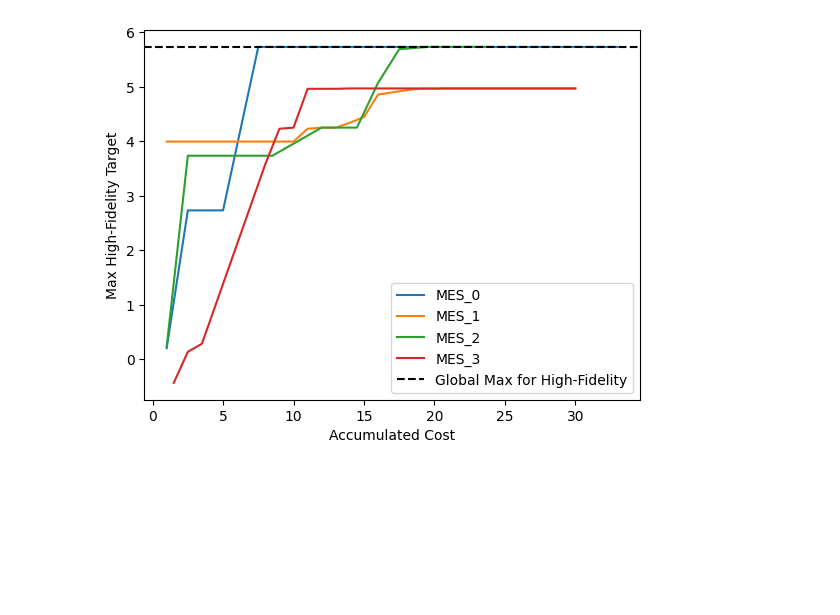
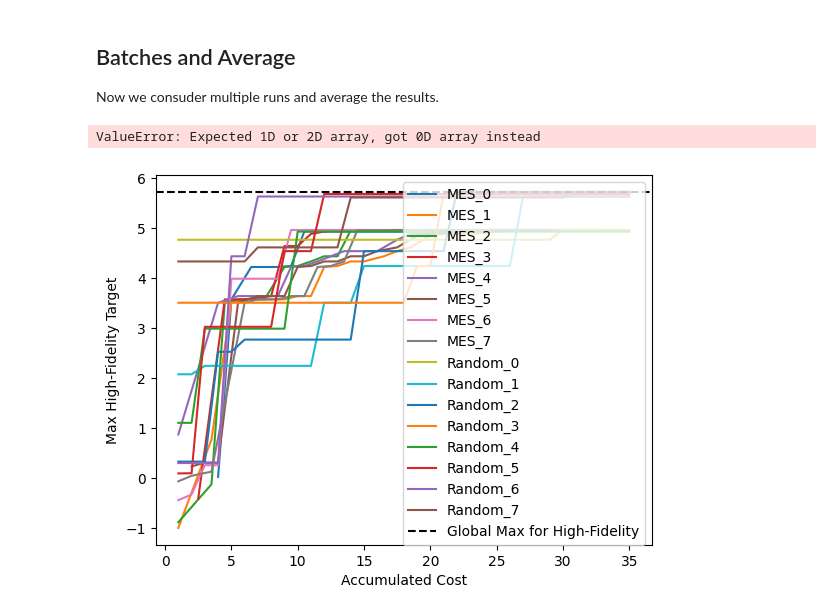
Before and after one commit to kernelCruncher/MFBO, a Jupyter notebook: notebooks/MESSyntheticFunction.ipynb, the cells around one changed output. Cells and saved outputs as stored; diff of their text form; code cells hidden in the pictures; blank space fills up the shorter version.

```diff
--- a/notebooks/MESSyntheticFunction.ipynb
+++ b/notebooks/MESSyntheticFunction.ipynb
@@ -84,14 +92,13 @@ def setUpInitialData(sampleSpaceName, initialSize=10):
    sampleSpace = np.loadtxt(sampleSpaceName, delimiter=',')
    size = len(sampleSpace)
    index_store = random.sample(range(size), initialSize)
-   budget = sampleSpace[index_store, 1]
+   fidelity_history = sampleSpace[index_store, 1]
    train_X = sampleSpace[index_store, :-1]
    train_obj = sampleSpace[index_store, -1:]
-   return torch.tensor(train_X), torch.tensor(train_obj), sampleSpace, index_store, budget.flatten().tolist()
+   return torch.tensor(train_X), torch.tensor(train_obj), sampleSpace, index_store, fidelity_history.flatten().tolist()
 # %%
-# file = setUpSampleSpace(100)
+file = setUpSampleSpace(2000)
 # train_X, train_obj, domain, index_store, budget = setUpInitialData(file, 10)
-# print(budget)
 # %%
 def runMes(model, Xrpr):
     Xrpr = torch.tensor(Xrpr)
@@ -279,0 +356,3 @@ plot_cost(domain, modelDict)
+# %% [markdown]
+## Batches and Average
+Now we consuder multiple runs and average the results.
@@ -319,23 +460,61 @@ train_x_full_mes_batch, train_obj_mes_batch, cumulative_cost_mes_batch, index_st
+# %%
+timestr = time.strftime("%Y%m%d-%H%M%S")
+fileName = 'SampleSpaces/'+timestr + '.csv'
+KG_dict = {
+    "train_X_batch": train_x_full_mes_batch,
+    "train_obj_batch": train_obj_mes_batch,
+    "cumulative_batch": cumulative_cost_mes_batch,
+    "index_batch": index_store_mes_batch
+      }
+
+np.savetxt(fileName, np.array(KG_dict), delimiter=',')
+# %% [output]
+ValueError: Expected 1D or 2D array, got 0D array instead
+# %%
+N_ITER_BATCH = 30
+N_EXP_BATCH = 8
+INIT_SAMPLE_SIZE_BATCH=5
+ALLOCATED_BUDGET_BATCH = 35
+fileName = 'SampleSpaces/20240606-114441.csv'
+
+train_x_full_mes_batch, train_obj_mes_batch, cumulative_cost_mes_batch, index_store_mes_batch = run_entire_cycle_batch(
+    N_EXP_BATCH,
+    fileName,
+    INIT_SAMPLE_SIZE_BATCH,
+    runMes,
+    allocated_budget = ALLOCATED_BUDGET_BATCH,
+    );
+
+train_x_full_random_batch, train_obj_random_batch, cumulative_cost_random_batch, index_store_random_batch = run_entire_cycle_random_batch(
+    ALLOCATED_BUDGET_BATCH,
+    N_EXP_BATCH,
+    fileName
+    );
+
+searchDictBatch = {
+    "MES": (train_x_full_mes_batch, train_obj_mes_batch, cumulative_cost_mes_batch),
+    "Random": (train_x_full_random_batch, train_obj_random_batch, cumulative_cost_random_batch)
+                   }
 # %%
-# This is code to debug the batch process a few cells later.
-def plot_cost_batch_debug(domain, dictionary):
+# This is code to debug the batch process a few cells later, showing the different runs individually, rather than averaged.
+def plot_cost_batch_individual(domain, dictionary):
     max_in_space= np.max(domain[np.where(domain[:, 1] == 1.0)])
     for search_alg in dictionary:
         train_x_full, train_obj, cumulative_cost = dictionary[search_alg]
         for j in range(len(train_x_full)):
             cumulative_cost_array = np.array(cumulative_cost[j])
             hf_indices = np.where(train_x_full[j][:, 1]==1.0)
             high_fidelity_obj = train_obj[j][np.where(train_x_full[j][:, 1]==1.0)].detach().numpy()
             accum_target = []
             for i in range(len(high_fidelity_obj)):
                 accum_target.append(max(high_fidelity_obj[0:i+1]))
 
             plt.plot(cumulative_cost_array[hf_indices ], accum_target, label=f"{search_alg}_{j}")
     plt.axhline(y=max_in_space, color='black', linestyle='--', label='Global Max for High-Fidelity')
     plt.xlabel('Accumulated Cost')
     plt.ylabel('Max High-Fidelity Target')
     plt.legend()
-searchDictBatch = {"MES": (train_x_full_mes_batch, train_obj_mes_batch, cumulative_cost_mes_batch)}
-plot_cost_batch_debug(domain, searchDictBatch)
+
+plot_cost_batch_individual(domain, searchDictBatch)
 # %% [output]
-[figure, old version]
+[figure, new version]
```
Also changed, not shown: parts of 20 cells of this notebook.
